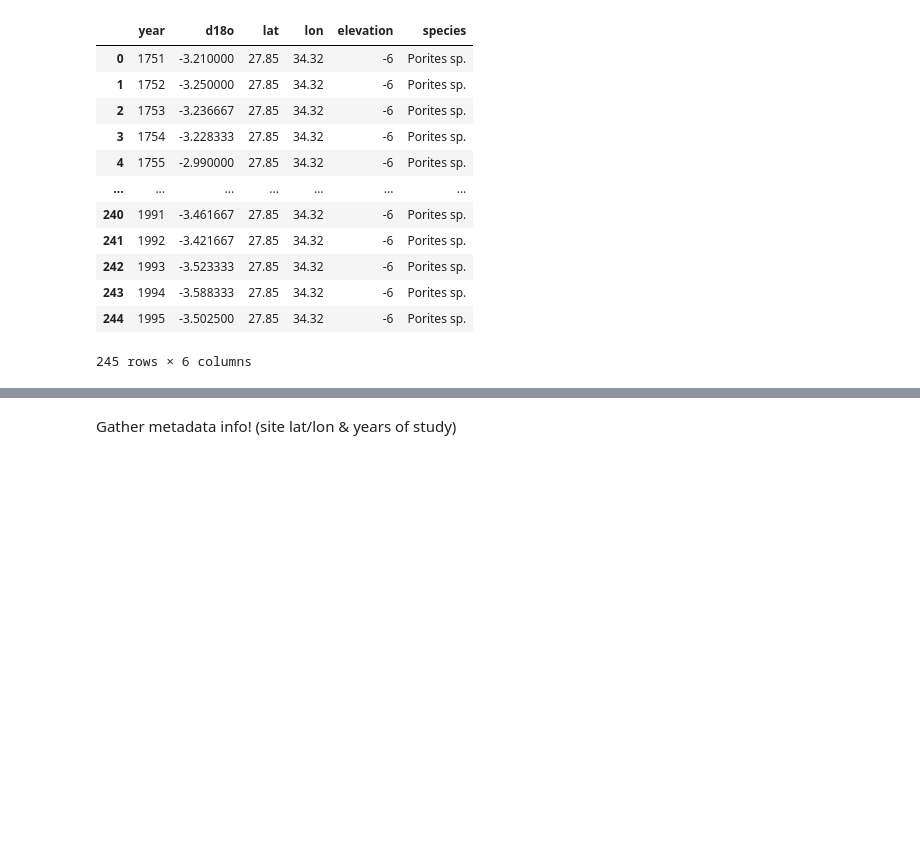
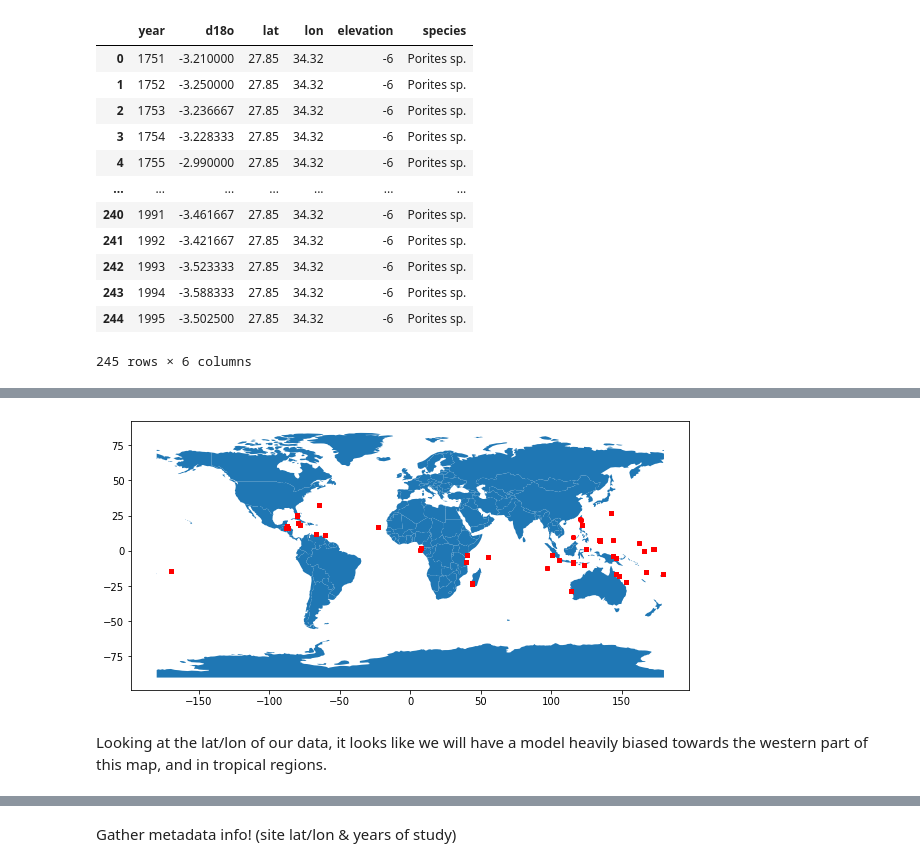
Before and after one commit to p-ai-org/p-climate, a Jupyter notebook: coral.ipynb, the cells around one changed output, grey strips where cells are left out. Saved outputs shown, nothing was run; the diff lists cells and outputs as text; code cells hidden in the pictures; blank space fills up the shorter version.

```diff
--- a/coral.ipynb
+++ b/coral.ipynb
@@ -226,3 +253,21 @@ all_coral_df
+# %%
+import shapely
+from shapely.geometry import Point
+import geopandas as gpd
+from geopandas import GeoDataFrame
+
+geometry = [Point(xy) for xy in zip(all_coral_df['lon'],
+                                    all_coral_df['lat'])]
+
+gdf = GeoDataFrame(all_coral_df, geometry=geometry)
+
+#this is a simple map that goes with geopandas
+world = gpd.read_file(gpd.datasets.get_path('naturalearth_lowres'))
+gdf.plot(ax=world.plot(figsize=(10, 6)), marker='o', color='red', markersize=15);
+# %% [output]
+[figure, added]
+# %% [markdown]
+Looking at the lat/lon of our data, it looks like we will have a model heavily biased towards the western part of this map, and in tropical regions.
 # %%
 coral_file = 'swart1998-st-1_noaa.txt'
 # Example of file with -noaa extension
```
Also changed, not shown: parts of 5 cells of this notebook, 1 other file.
